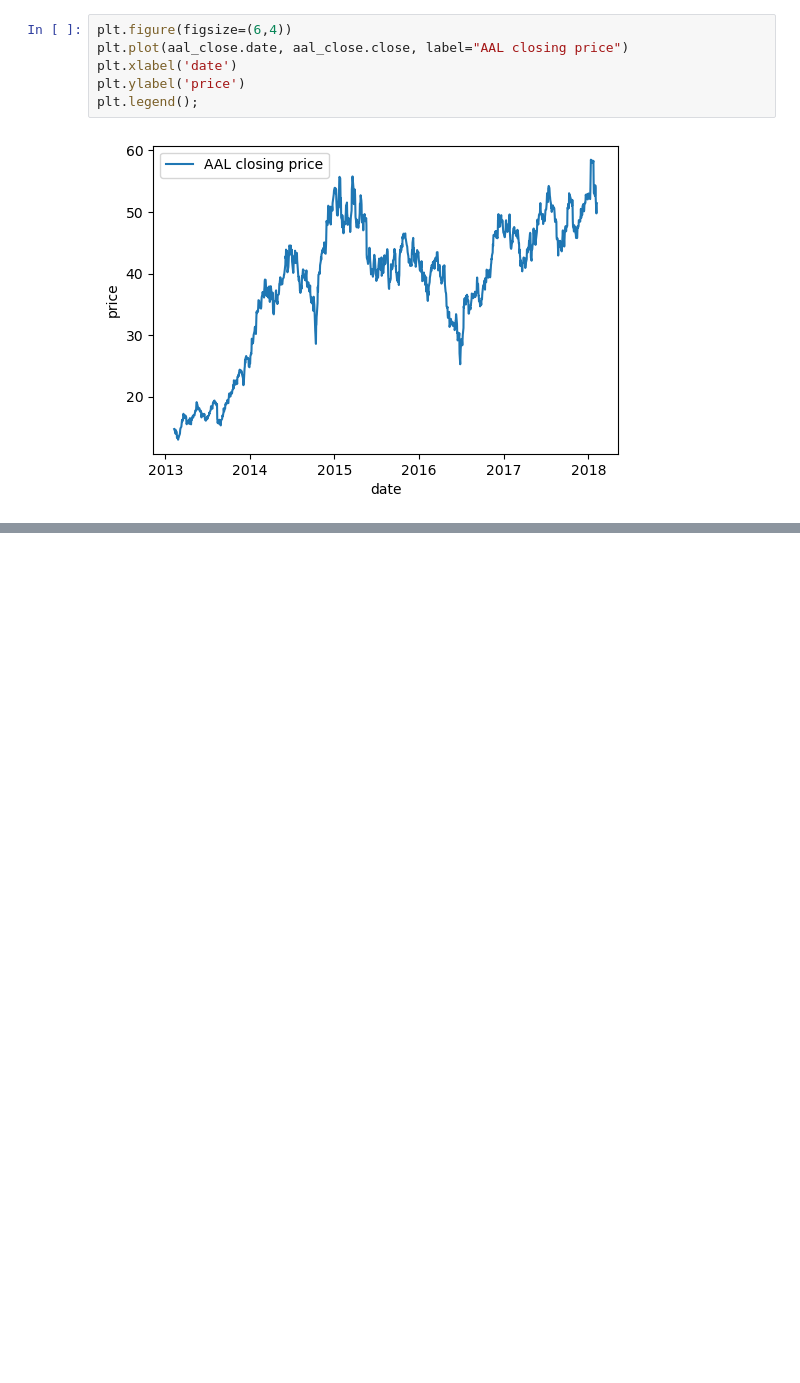
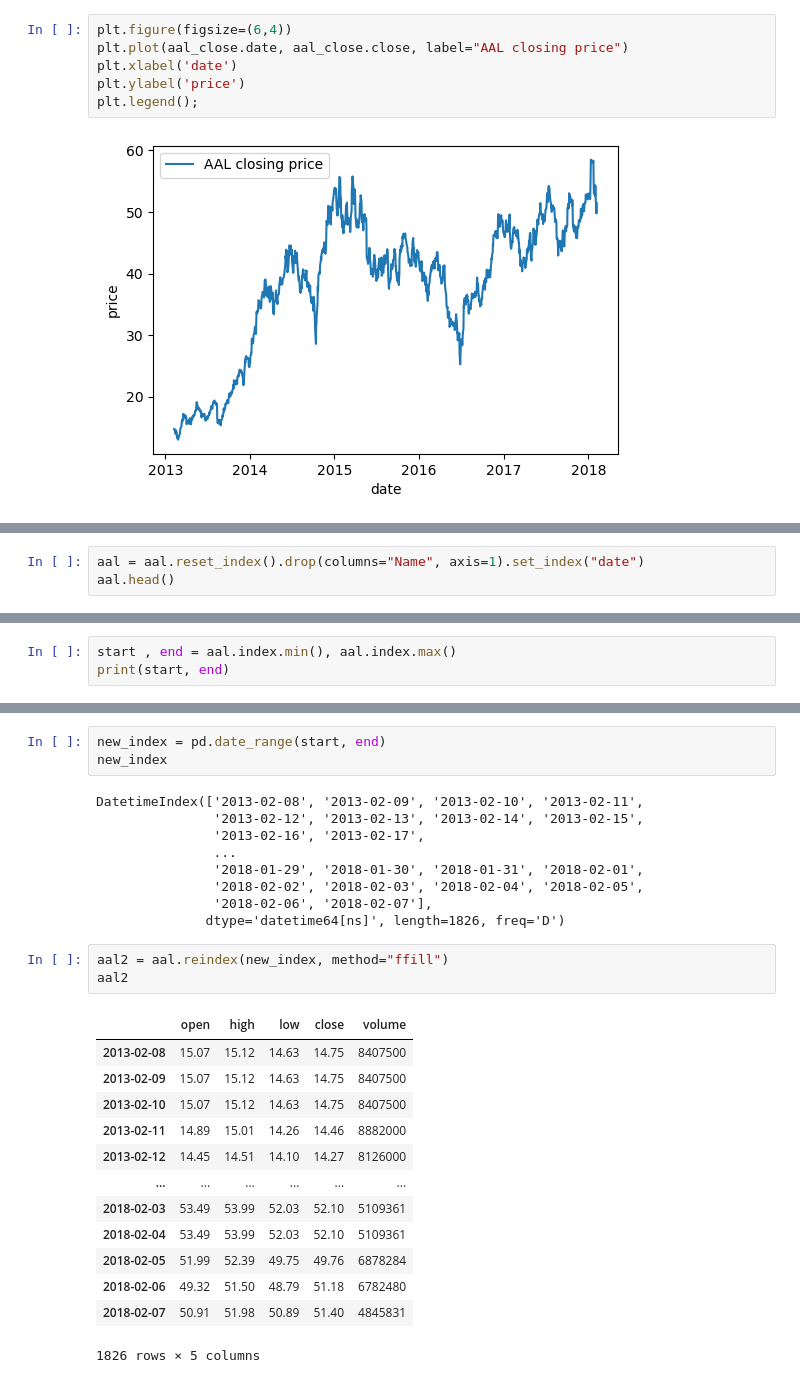
Before and after one commit to omid-sar/Interview-Preparation, a Jupyter notebook: data_manipulation/time_series.ipynb, the cells around one changed output, grey strips where cells are left out. Saved outputs shown, nothing was run; the diff lists cells and outputs as text; blank space fills up the shorter version.

```diff
--- a/data_manipulation/time_series.ipynb
+++ b/data_manipulation/time_series.ipynb
@@ -104,0 +108,3 @@ df
+# %%
+aal = aal.reset_index().drop(columns="Name", axis=1).set_index("date")
+aal.head()
@@ -104,0 +119,3 @@ df
+# %%
+start , end = aal.index.min(), aal.index.max()
+print(start, end)
@@ -104,0 +124,29 @@ df
+# %%
+new_index = pd.date_range(start, end)
+new_index
+# %% [output]
+DatetimeIndex(['2013-02-08', '2013-02-09', '2013-02-10', '2013-02-11',
+               '2013-02-12', '2013-02-13', '2013-02-14', '2013-02-15',
+               '2013-02-16', '2013-02-17',
+               ...
+               '2018-01-29', '2018-01-30', '2018-01-31', '2018-02-01',
+               '2018-02-02', '2018-02-03', '2018-02-04', '2018-02-05',
+               '2018-02-06', '2018-02-07'],
+              dtype='datetime64[ns]', length=1826, freq='D')
+# %%
+aal2 = aal.reindex(new_index, method="ffill")
+aal2
+# %% [output]
+|  | open | high | low | close | volume |
+| 2013-02-08 | 15.07 | 15.12 | 14.63 | 14.75 | 8407500 |
+| 2013-02-09 | 15.07 | 15.12 | 14.63 | 14.75 | 8407500 |
+| 2013-02-10 | 15.07 | 15.12 | 14.63 | 14.75 | 8407500 |
+| 2013-02-11 | 14.89 | 15.01 | 14.26 | 14.46 | 8882000 |
+| 2013-02-12 | 14.45 | 14.51 | 14.10 | 14.27 | 8126000 |
+| ... | ... | ... | ... | ... | ... |
+| 2018-02-03 | 53.49 | 53.99 | 52.03 | 52.10 | 5109361 |
+| 2018-02-04 | 53.49 | 53.99 | 52.03 | 52.10 | 5109361 |
+| 2018-02-05 | 51.99 | 52.39 | 49.75 | 49.76 | 6878284 |
+| 2018-02-06 | 49.32 | 51.50 | 48.79 | 51.18 | 6782480 |
+| 2018-02-07 | 50.91 | 51.98 | 50.89 | 51.40 | 4845831 |
+1826 rows × 5 columns
```
Also changed, not shown: parts of 9 cells of this notebook.
